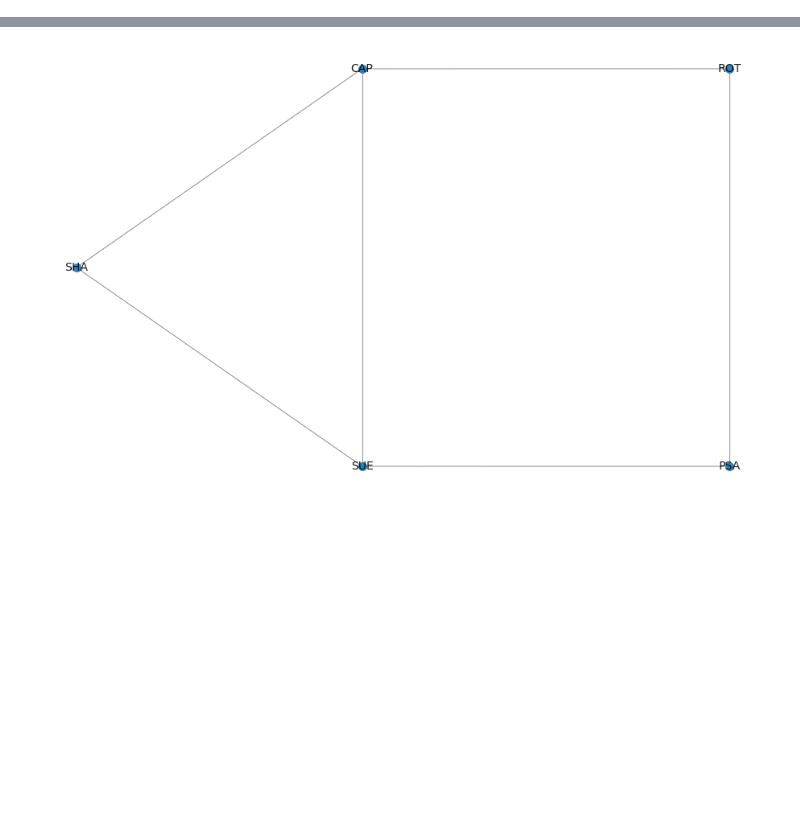
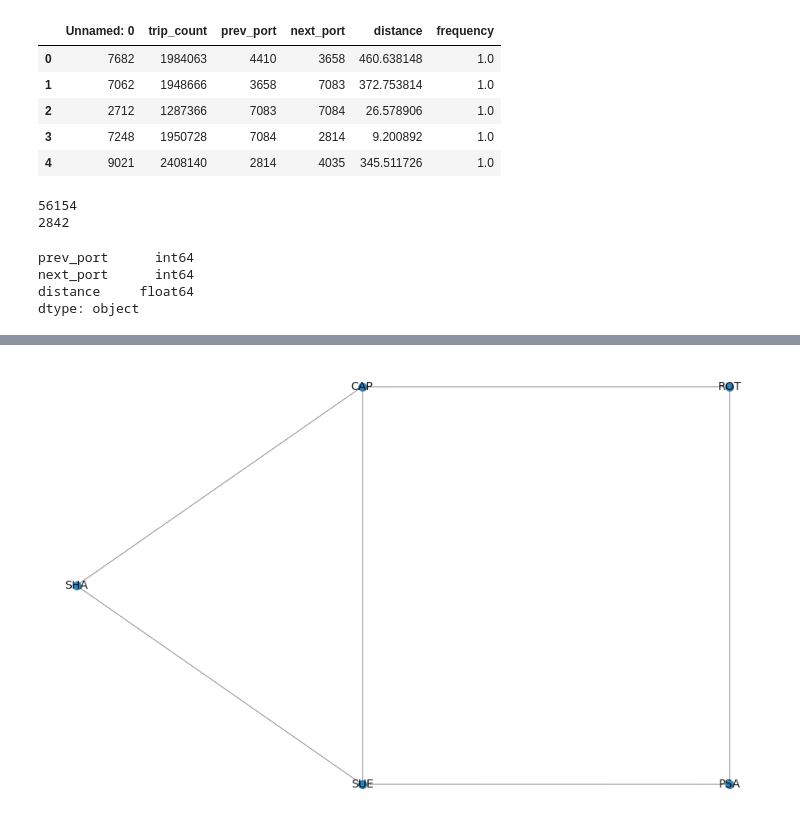
Before and after one commit to jvschlierf/Networks-ships-reroutes, a Jupyter notebook: Shipping_ABM.ipynb, the cells around one changed output, grey strips where cells are left out. Cells and saved outputs as stored; diff of their text form; code cells hidden in the pictures; blank space fills up the shorter version.

```diff
--- a/Shipping_ABM.ipynb
+++ b/Shipping_ABM.ipynb
@@ -20 +18,20 @@ N = ['SHA', 'ROT', 'CAP', 'SUE', 'PSA']
+# %%
+data = pd.read_csv('../distances.csv')
+# %%
+data.head()
+# %% [output]
+|  | Unnamed: 0 | trip_count | prev_port | next_port | distance | frequency |
+| 0 | 7682 | 1984063 | 4410 | 3658 | 460.638148 | 1.0 |
+| 1 | 7062 | 1948666 | 3658 | 7083 | 372.753814 | 1.0 |
+| 2 | 2712 | 1287366 | 7083 | 7084 | 26.578906 | 1.0 |
+| 3 | 7248 | 1950728 | 7084 | 2814 | 9.200892 | 1.0 |
+| 4 | 9021 | 2408140 | 2814 | 4035 | 345.511726 | 1.0 |
+# %%
+N = data["next_port"].tolist()
+print(len(N))
+N = list(set(N))
+print(len(N))
+# %% [output]
+56154
+2842
 # %%
@@ -27,0 +47,7 @@ distances = [
+# %%
+distances.astype({'prev_port':'int64', 'next_port':'int64'}).dtypes
+# %% [output]
+prev_port      int64
+next_port      int64
+distance     float64
+dtype: object
```
Also changed, not shown: parts of 9 cells of this notebook.
